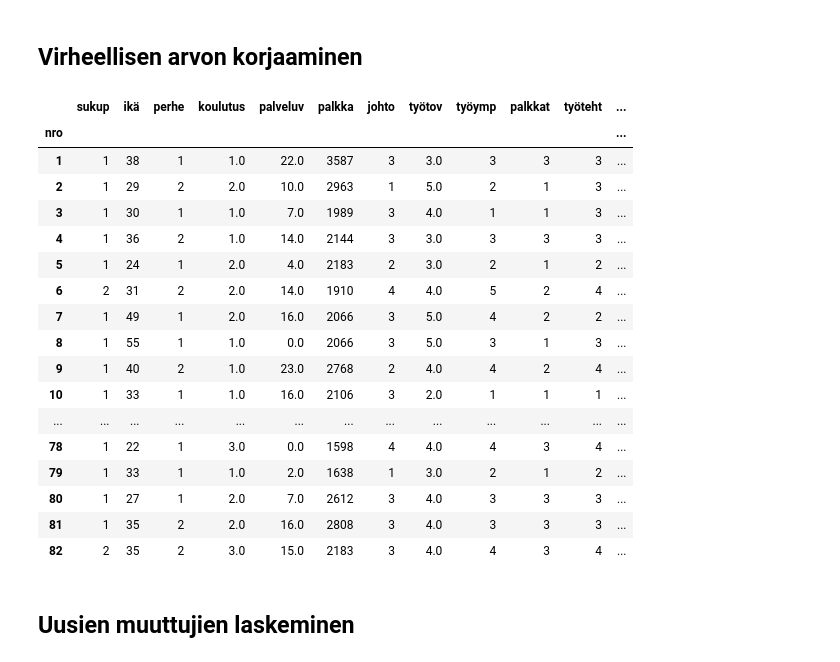
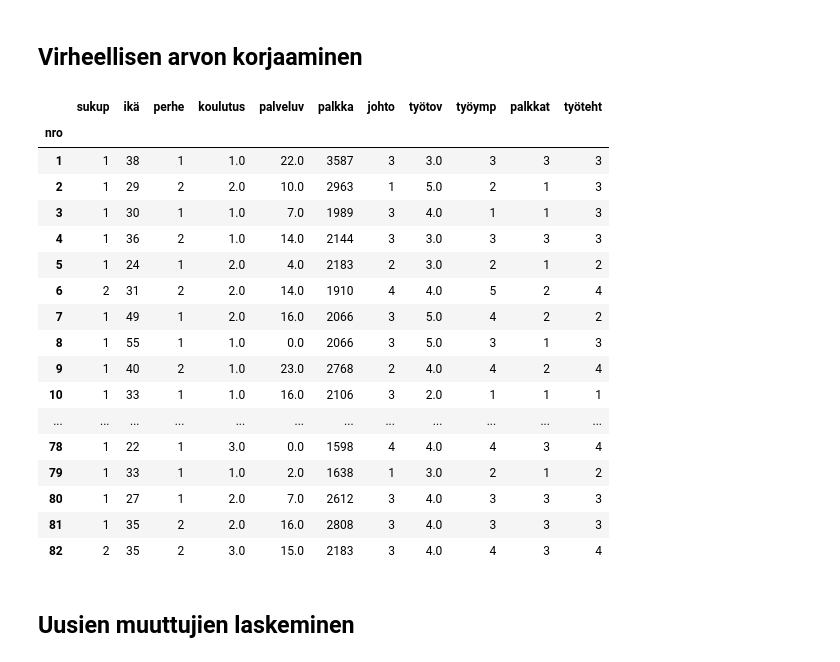
Before and after one commit to taanila/data, a Jupyter notebook: muunna.ipynb, the cells around one changed output. Cells and saved outputs as stored; diff of their text form; code cells hidden in the pictures.

```diff
--- a/muunna.ipynb
+++ b/muunna.ipynb
@@ -117,5 +117,5 @@ Dataframen indeksi (<b>index</b>) on vasemmanpuoleisin sarake. Oletuksena indeks
 # %%
 # Muuttujan siirtäminen indeksiin (vasemmanpuoleisin lihavoitu sarake)
-df = df.set_index('nro')
-df
+df1 = df1.set_index('nro')
+df1
 # %% [output]
@@ -141,27 +141,27 @@ df
 <h2>Virheellisen arvon korjaaminen</h2>
 # %%
 # Korjaan virheellisen iän indeksinumeron 47 mukaiselta riviltä
-df.loc[47, 'ikä'] = 42
-df
+df1.loc[47, 'ikä'] = 42
+df1
 # %% [output]
-|  | sukup | ikä | perhe | koulutus | palveluv | palkka | johto | työtov | työymp | palkkat | työteht | ... |
-| nro |  |  |  |  |  |  |  |  |  |  |  | ... |
-| 1 | 1 | 38 | 1 | 1.0 | 22.0 | 3587 | 3 | 3.0 | 3 | 3 | 3 | ... |
-| 2 | 1 | 29 | 2 | 2.0 | 10.0 | 2963 | 1 | 5.0 | 2 | 1 | 3 | ... |
-| 3 | 1 | 30 | 1 | 1.0 | 7.0 | 1989 | 3 | 4.0 | 1 | 1 | 3 | ... |
-| 4 | 1 | 36 | 2 | 1.0 | 14.0 | 2144 | 3 | 3.0 | 3 | 3 | 3 | ... |
-| 5 | 1 | 24 | 1 | 2.0 | 4.0 | 2183 | 2 | 3.0 | 2 | 1 | 2 | ... |
-| 6 | 2 | 31 | 2 | 2.0 | 14.0 | 1910 | 4 | 4.0 | 5 | 2 | 4 | ... |
-| 7 | 1 | 49 | 1 | 2.0 | 16.0 | 2066 | 3 | 5.0 | 4 | 2 | 2 | ... |
-| 8 | 1 | 55 | 1 | 1.0 | 0.0 | 2066 | 3 | 5.0 | 3 | 1 | 3 | ... |
-| 9 | 1 | 40 | 2 | 1.0 | 23.0 | 2768 | 2 | 4.0 | 4 | 2 | 4 | ... |
-| 10 | 1 | 33 | 1 | 1.0 | 16.0 | 2106 | 3 | 2.0 | 1 | 1 | 1 | ... |
-| ... | ... | ... | ... | ... | ... | ... | ... | ... | ... | ... | ... | ... |
-| 78 | 1 | 22 | 1 | 3.0 | 0.0 | 1598 | 4 | 4.0 | 4 | 3 | 4 | ... |
-| 79 | 1 | 33 | 1 | 1.0 | 2.0 | 1638 | 1 | 3.0 | 2 | 1 | 2 | ... |
-| 80 | 1 | 27 | 1 | 2.0 | 7.0 | 2612 | 3 | 4.0 | 3 | 3 | 3 | ... |
-| 81 | 1 | 35 | 2 | 2.0 | 16.0 | 2808 | 3 | 4.0 | 3 | 3 | 3 | ... |
-| 82 | 2 | 35 | 2 | 3.0 | 15.0 | 2183 | 3 | 4.0 | 4 | 3 | 4 | ... |
+|  | sukup | ikä | perhe | koulutus | palveluv | palkka | johto | työtov | työymp | palkkat | työteht |
+| nro |  |  |  |  |  |  |  |  |  |  |  |
+| 1 | 1 | 38 | 1 | 1.0 | 22.0 | 3587 | 3 | 3.0 | 3 | 3 | 3 |
+| 2 | 1 | 29 | 2 | 2.0 | 10.0 | 2963 | 1 | 5.0 | 2 | 1 | 3 |
+| 3 | 1 | 30 | 1 | 1.0 | 7.0 | 1989 | 3 | 4.0 | 1 | 1 | 3 |
+| 4 | 1 | 36 | 2 | 1.0 | 14.0 | 2144 | 3 | 3.0 | 3 | 3 | 3 |
+| 5 | 1 | 24 | 1 | 2.0 | 4.0 | 2183 | 2 | 3.0 | 2 | 1 | 2 |
+| 6 | 2 | 31 | 2 | 2.0 | 14.0 | 1910 | 4 | 4.0 | 5 | 2 | 4 |
+| 7 | 1 | 49 | 1 | 2.0 | 16.0 | 2066 | 3 | 5.0 | 4 | 2 | 2 |
+| 8 | 1 | 55 | 1 | 1.0 | 0.0 | 2066 | 3 | 5.0 | 3 | 1 | 3 |
+| 9 | 1 | 40 | 2 | 1.0 | 23.0 | 2768 | 2 | 4.0 | 4 | 2 | 4 |
+| 10 | 1 | 33 | 1 | 1.0 | 16.0 | 2106 | 3 | 2.0 | 1 | 1 | 1 |
+| ... | ... | ... | ... | ... | ... | ... | ... | ... | ... | ... | ... |
+| 78 | 1 | 22 | 1 | 3.0 | 0.0 | 1598 | 4 | 4.0 | 4 | 3 | 4 |
+| 79 | 1 | 33 | 1 | 1.0 | 2.0 | 1638 | 1 | 3.0 | 2 | 1 | 2 |
+| 80 | 1 | 27 | 1 | 2.0 | 7.0 | 2612 | 3 | 4.0 | 3 | 3 | 3 |
+| 81 | 1 | 35 | 2 | 2.0 | 16.0 | 2808 | 3 | 4.0 | 3 | 3 | 3 |
+| 82 | 2 | 35 | 2 | 3.0 | 15.0 | 2183 | 3 | 4.0 | 4 | 3 | 4 |
 # %% [markdown]
 <h2>Uusien muuttujien laskeminen</h2>
 # %%
```
Also changed, not shown: parts of 12 cells of this notebook.
